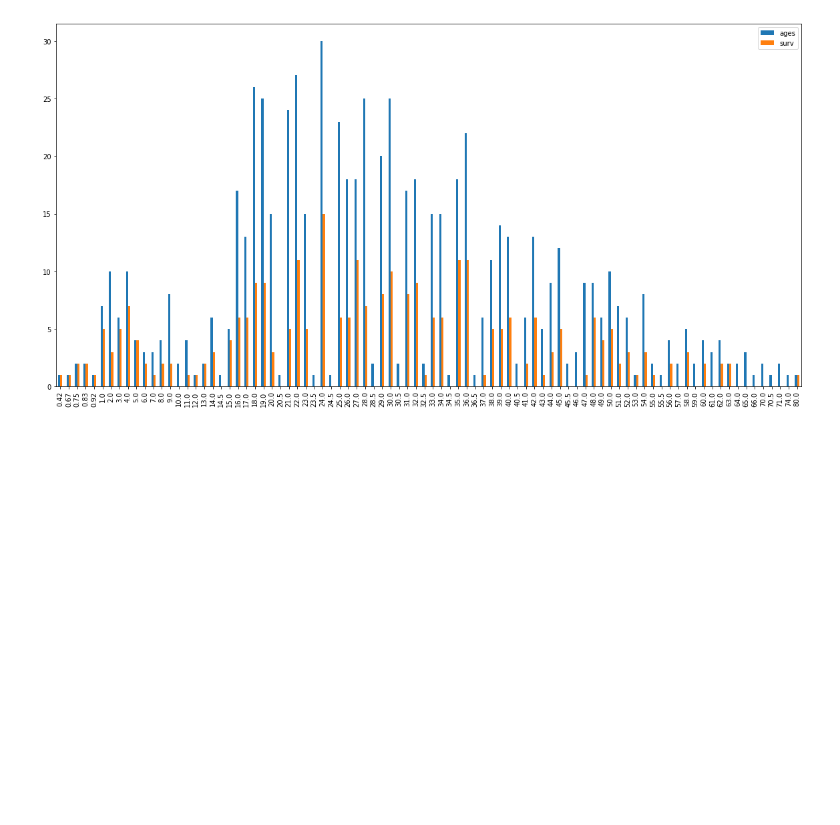
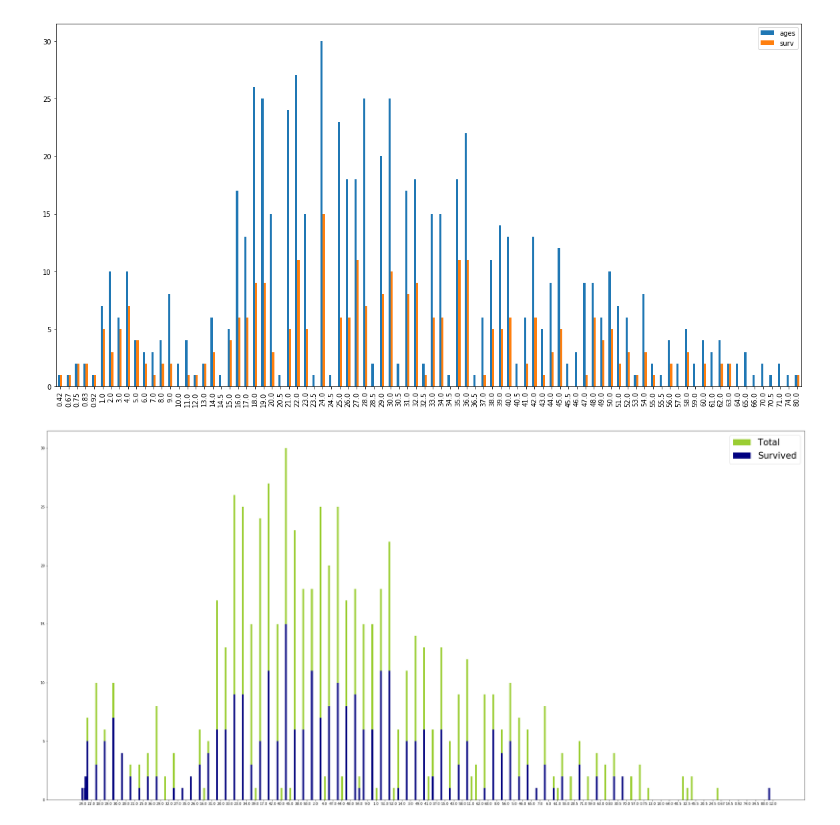
Before and after one commit to olegfafurin/data-science, a Jupyter notebook: courses/intro/hw/titanic/Titanic.ipynb, the cells around one changed output. Saved outputs shown, nothing was run; the diff lists cells and outputs as text; code cells hidden in the pictures; blank space fills up the shorter version.

```diff
--- a/courses/intro/hw/titanic/Titanic.ipynb
+++ b/courses/intro/hw/titanic/Titanic.ipynb
@@ -129,3 +129,17 @@ graph.plot(kind = "bar", figsize = (20,10))
 # %% [output]
 <matplotlib.axes._subplots.AxesSubplot at 0x...>
 [figure]
+# %%
+import matplotlib.pyplot as plt
+# line_X = np.arange(0, 100)[:, np.newaxis]
+# line_X
+# ages.keys
+# ages.values()
+plt.figure(figsize = (40,20))
+plt.bar(ages.keys(), ages.values, color='yellowgreen', label="Total", width=0.2)
+plt.bar(ages.keys(), surv, color = 'navy', label="Survived", width=0.2)
+plt.legend(loc="upper right", prop = {'size' : 26})
+plt.xticks(np.arange(min(ages.keys()), max(ages.keys())+1, 1.0), ages.keys())
+plt.show()
+# %% [output]
+[figure, added]
```
Also changed, not shown: parts of 1 cell of this notebook, 12 other files.
